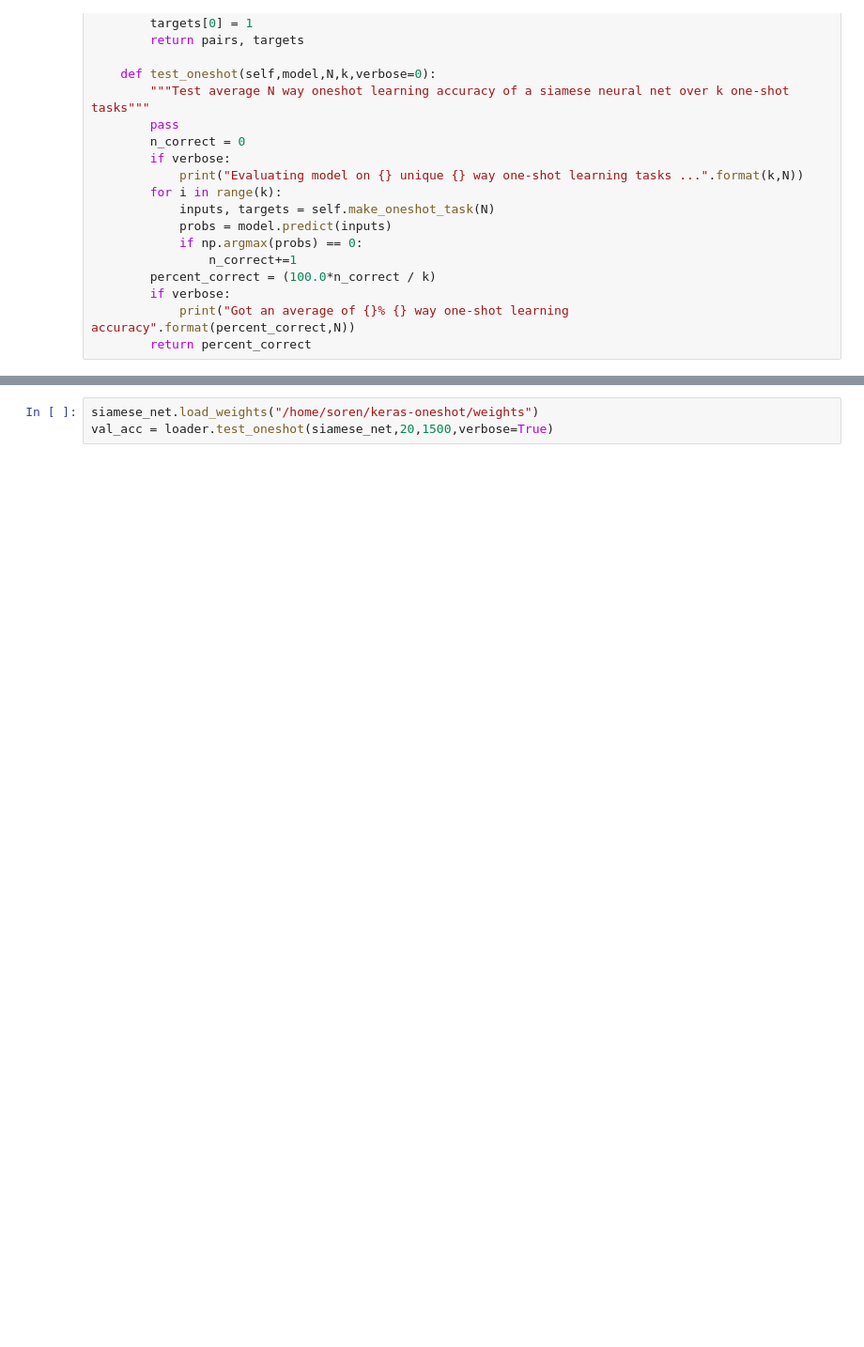
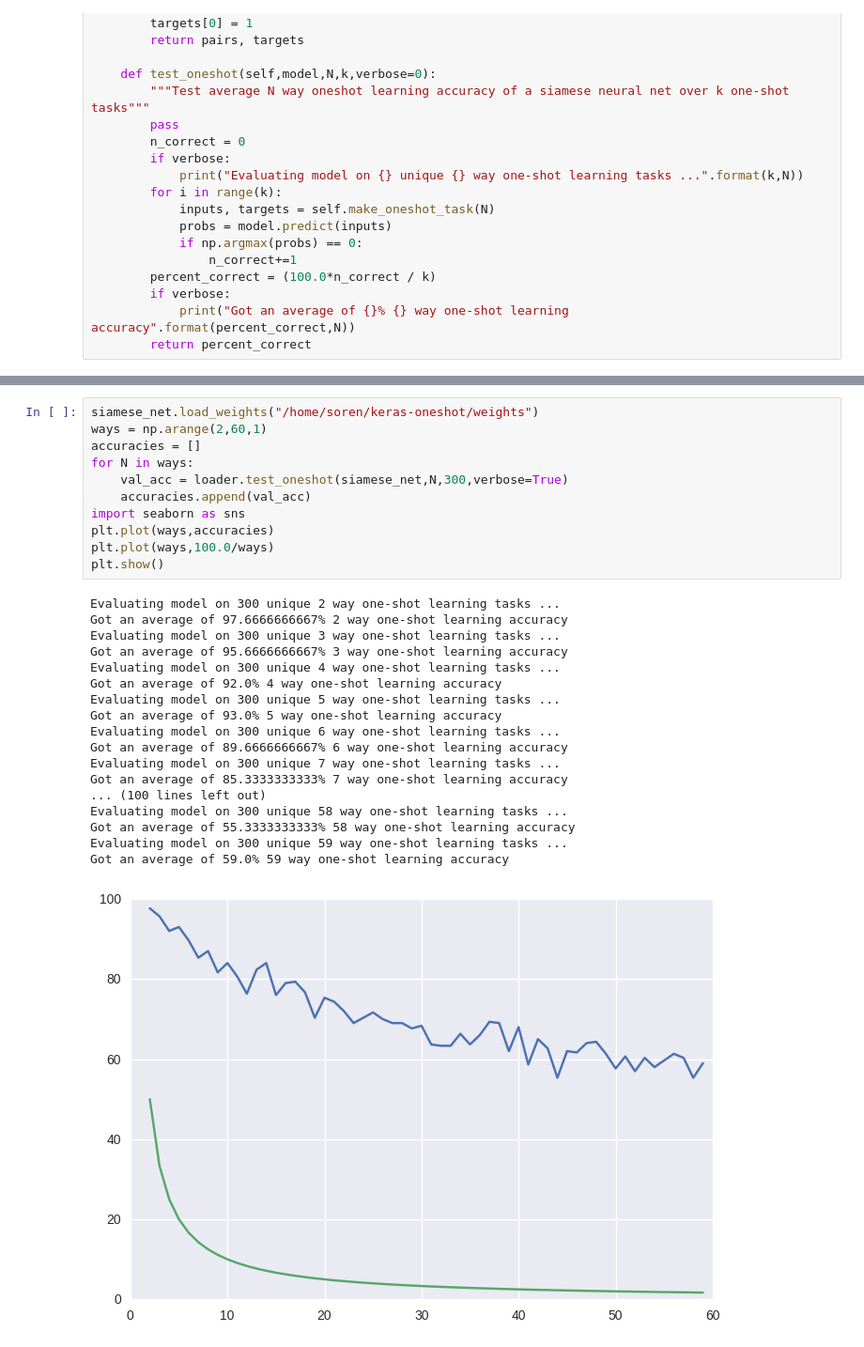
Before and after one commit to sorenbouma/keras-oneshot, a Jupyter notebook: SiameseNet.ipynb, the cells around one changed output, grey strips where cells are left out. Shown at 94% size. Cells and saved outputs as stored; diff of their text form; blank space fills up the shorter version.

Commit message:
plot one shot reuslts

```diff
--- a/SiameseNet.ipynb
+++ b/SiameseNet.ipynb
@@ -184,3 +182,30 @@ IOError: Unable to open file (Unable to open file: name = '/home/soren/keras-one
-# %%
-siamese_net.load_weights("/home/soren/keras-oneshot/weights")
-val_acc = loader.test_oneshot(siamese_net,20,1500,verbose=True)
+# %%
+siamese_net.load_weights("/home/soren/keras-oneshot/weights")
+ways = np.arange(2,60,1)
+accuracies = []
+for N in ways:
+    val_acc = loader.test_oneshot(siamese_net,N,300,verbose=True)
+    accuracies.append(val_acc)
+import seaborn as sns
+plt.plot(ways,accuracies)
+plt.plot(ways,100.0/ways)
+plt.show()
+# %% [output]
+Evaluating model on 300 unique 2 way one-shot learning tasks ...
+Got an average of 97.6666666667% 2 way one-shot learning accuracy
+Evaluating model on 300 unique 3 way one-shot learning tasks ...
+Got an average of 95.6666666667% 3 way one-shot learning accuracy
+Evaluating model on 300 unique 4 way one-shot learning tasks ...
+Got an average of 92.0% 4 way one-shot learning accuracy
+Evaluating model on 300 unique 5 way one-shot learning tasks ...
+Got an average of 93.0% 5 way one-shot learning accuracy
+Evaluating model on 300 unique 6 way one-shot learning tasks ...
+Got an average of 89.6666666667% 6 way one-shot learning accuracy
+Evaluating model on 300 unique 7 way one-shot learning tasks ...
+Got an average of 85.3333333333% 7 way one-shot learning accuracy
+... (100 lines left out)
+Evaluating model on 300 unique 58 way one-shot learning tasks ...
+Got an average of 55.3333333333% 58 way one-shot learning accuracy
+Evaluating model on 300 unique 59 way one-shot learning tasks ...
+Got an average of 59.0% 59 way one-shot learning accuracy
+[figure, added]
```
Also changed, not shown: parts of 4 cells of this notebook.
